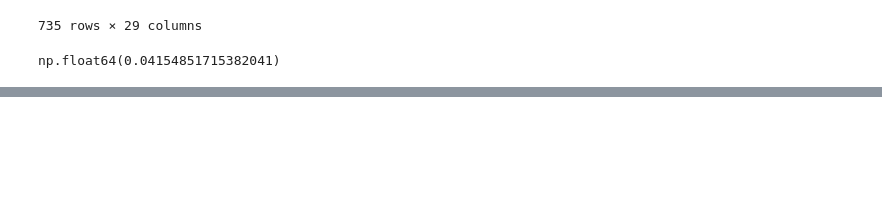
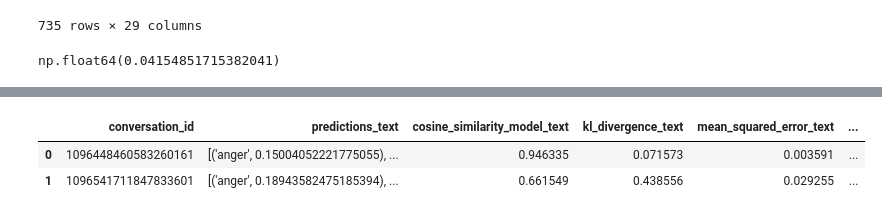
Before and after one commit to tyagiprnv/masterthesis, a Jupyter notebook: src/notebooks/baseline_scores.ipynb, the cells around one changed output, grey strips where cells are left out. Saved outputs shown, nothing was run; the diff lists cells and outputs as text; code cells hidden in the pictures; blank space fills up the shorter version.

```diff
--- a/src/notebooks/baseline_scores.ipynb
+++ b/src/notebooks/baseline_scores.ipynb
@@ -240,0 +419,3 @@ len(df.id.unique())
+# %%
+df_base = pd.read_csv("/Users/pranavtyagi/Projects/masterthesis/src/notebooks/results_feb.csv")
+df_model = pd.read_csv("/Users/pranavtyagi/Projects/masterthesis/src/notebooks/baseline_feb.csv")
@@ -240,0 +437,6 @@ len(df.id.unique())
+# %%
+df_model.head(2)
+# %% [output]
+|  | conversation_id | predictions_text | cosine_similarity_model_text | kl_divergence_text | mean_squared_error_text | ... |
+| 0 | 1096448460583260161 | [('anger', 0.15004052221775055), ... | 0.946335 | 0.071573 | 0.003591 | ... |
+| 1 | 1096541711847833601 | [('anger', 0.18943582475185394), ... | 0.661549 | 0.438556 | 0.029255 | ... |
```
Also changed, not shown: parts of 24 cells of this notebook, 32 other files.
